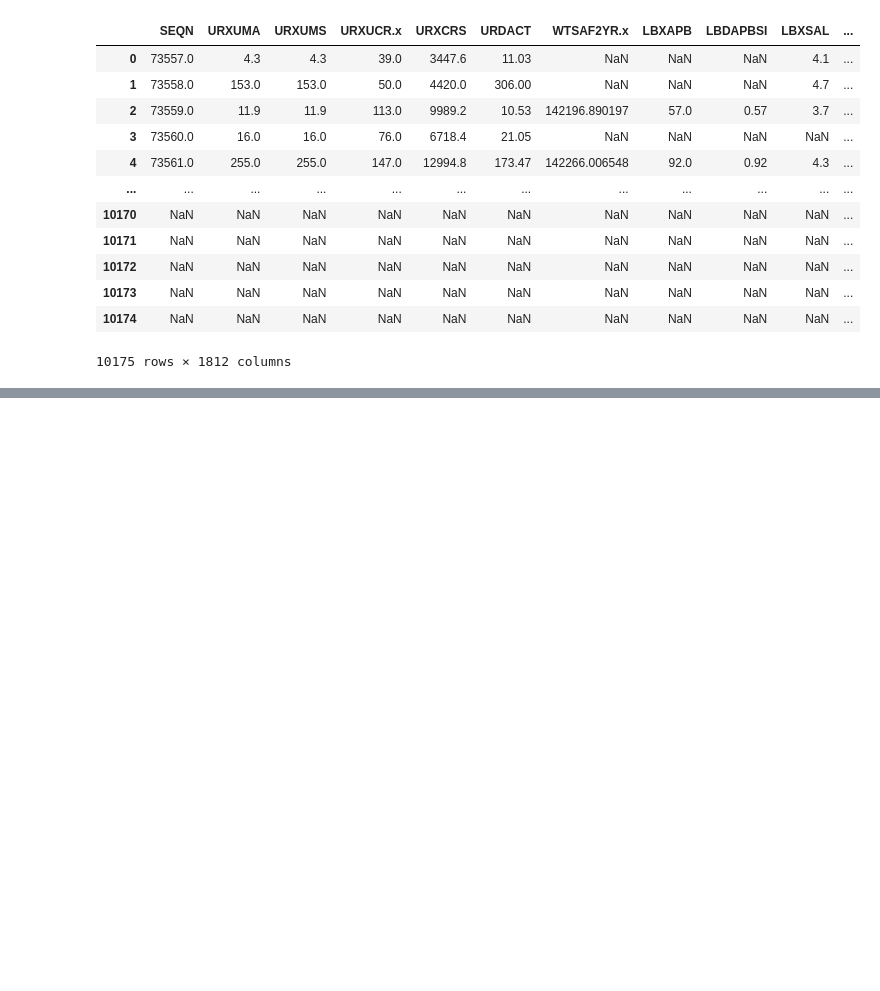
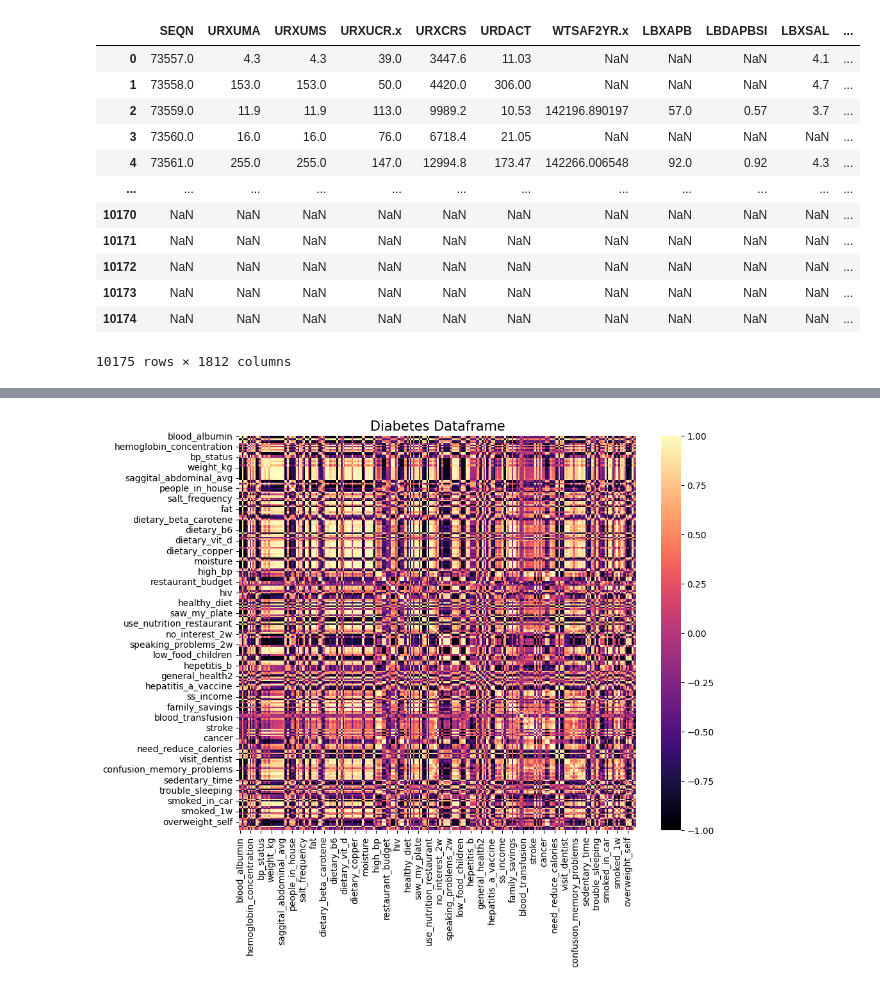
Before and after one commit to ErinPhillips/data_mining_midterm, a Jupyter notebook: diabetes.ipynb, the cells around one changed output, grey strips where cells are left out. Saved outputs shown, nothing was run; the diff lists cells and outputs as text; code cells hidden in the pictures; blank space fills up the shorter version.

Commit message:
diabetes notebook added. midterm notebook no good

```diff
--- a/diabetes.ipynb
+++ b/diabetes.ipynb
@@ -69,12 +89,3 @@ df
 | 10173 | NaN | NaN | NaN | NaN | NaN | NaN | NaN | NaN | NaN | NaN | ... |
 | 10174 | NaN | NaN | NaN | NaN | NaN | NaN | NaN | NaN | NaN | NaN | ... |
 10175 rows × 1812 columns
-# %%
-perc = 50.0
-min_count =  int(((100-perc)/100)*df.shape[0] + 1)
-df = df.dropna( axis=1,
-                thresh=min_count)
-perc = 75.0
-min_count =  int(((100-perc)/100)*df.shape[1] + 1)
-df = df.dropna( axis=0,
-                    thresh=min_count)
@@ -112,0 +92,3 @@ get_nulls(df)
+# %%
+df = null_handler(df)
+df
@@ -112,0 +499,3 @@ get_nulls(df)
+# %%
+diabetes_df = df.groupby('diabetes').mean().sort_values(by=['diabetes'], ascending=True)
+diabetes_df
@@ -112,0 +511,4 @@ get_nulls(df)
+# %%
+corr_matrix(diabetes_df, 'Diabetes Dataframe')
+# %% [output]
+[figure, added]
```
Also changed, not shown: parts of 16 cells of this notebook, 1 other file.
